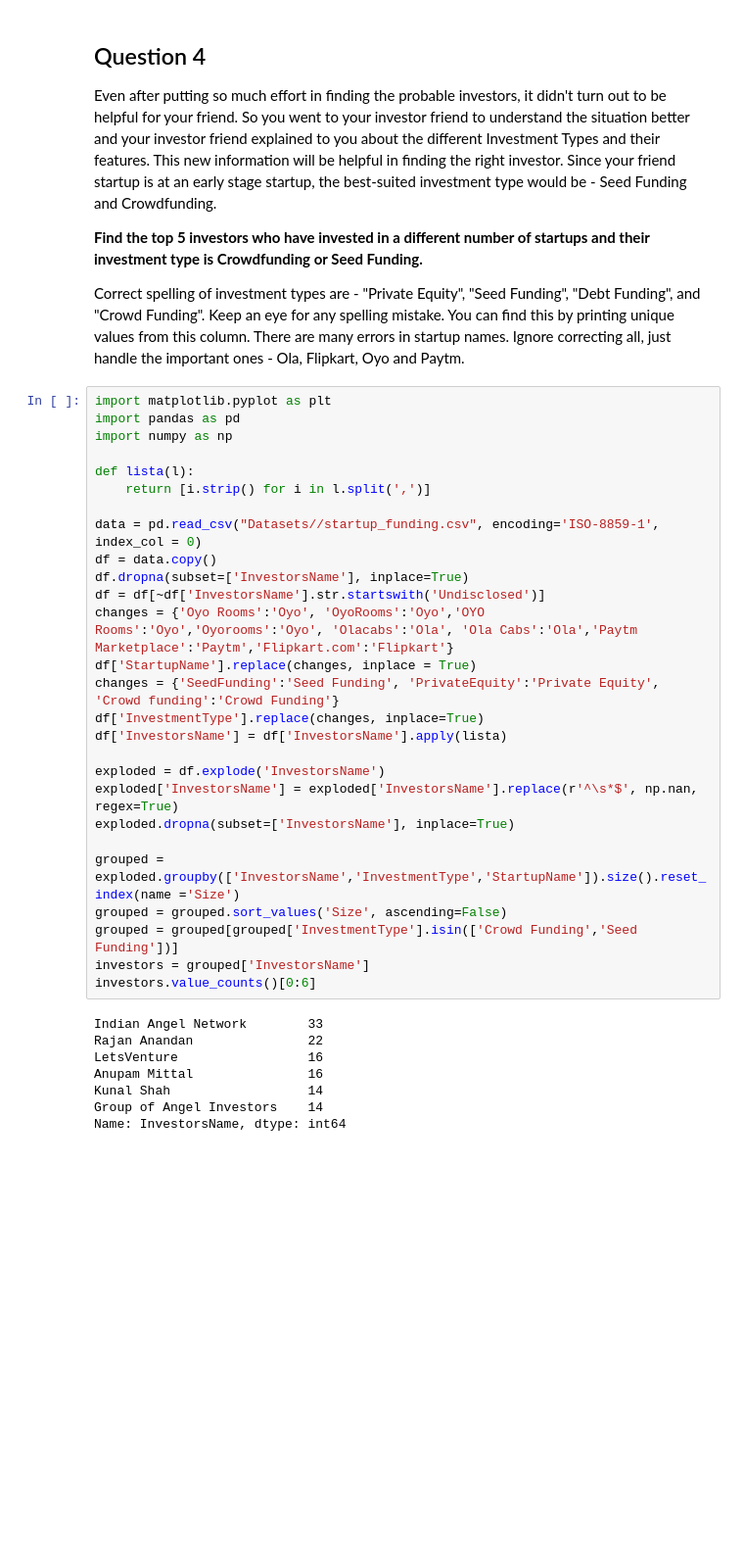
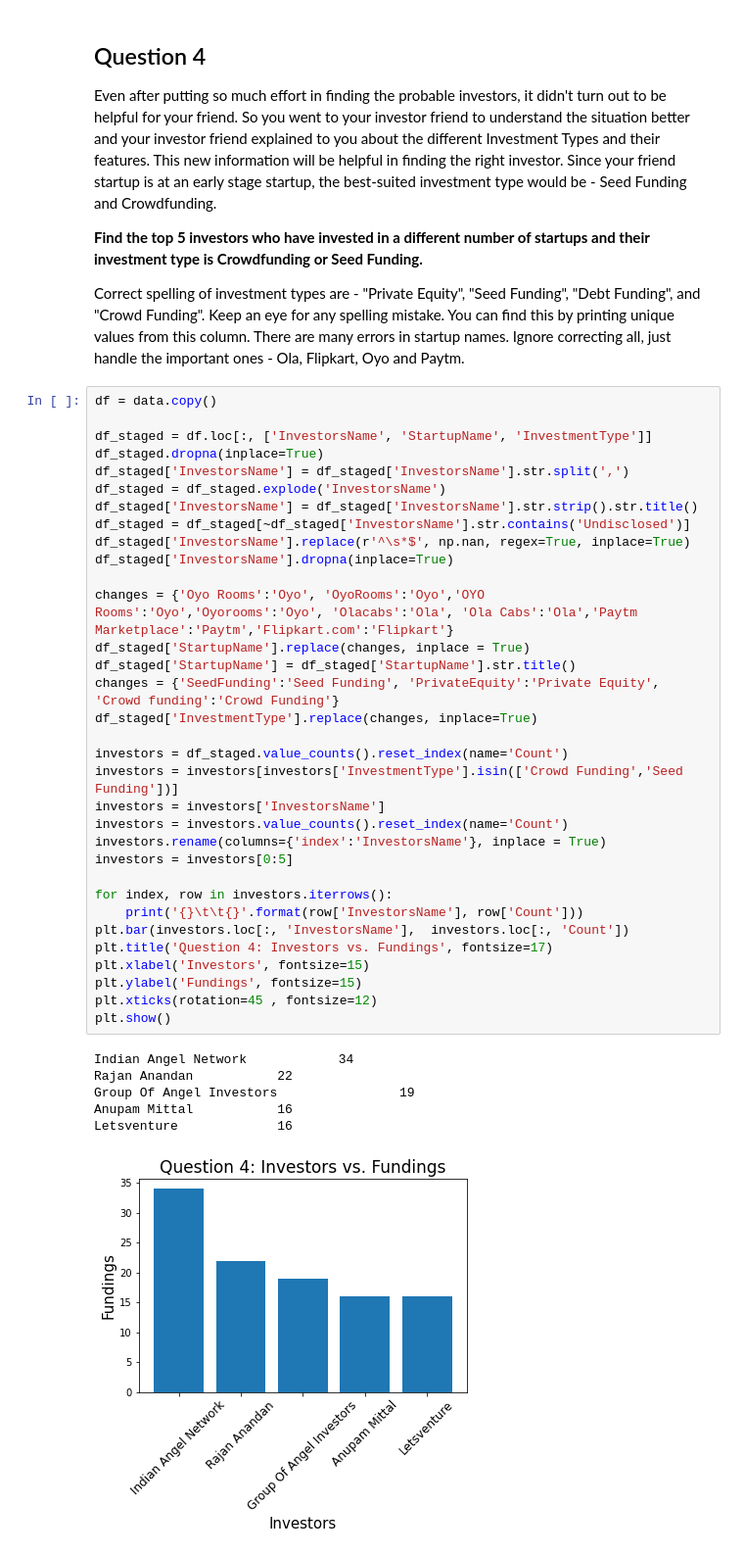
Before and after one commit to Xicoat/DataScienceCourse, a Jupyter notebook: Project_1_CaseStudy/CaseStudyPt2.ipynb, the cells around one changed output. Shown: that part at 98% size. Drawn from its saved outputs; the diff is of its cells as text; blank space fills up the shorter version.

```diff
--- a/Project_1_CaseStudy/CaseStudyPt2.ipynb
+++ b/Project_1_CaseStudy/CaseStudyPt2.ipynb
@@ -116,41 +135,46 @@ Even after putting so much effort in finding the probable investors, it didn't t
 **Find the top 5 investors who have invested in a different number of startups and their investment type is Crowdfunding or Seed Funding.**
 
 Correct spelling of investment types are - "Private Equity", "Seed Funding", "Debt Funding", and "Crowd Funding". Keep an eye for any spelling mistake. You can find this by printing unique values from this column. There are many errors in startup names. Ignore correcting all, just handle the important ones - Ola, Flipkart, Oyo and Paytm.
-# %%
-import matplotlib.pyplot as plt
-import pandas as pd
-import numpy as np
-
-def lista(l):
-    return [i.strip() for i in l.split(',')]
-
-data = pd.read_csv("Datasets//startup_funding.csv", encoding='ISO-8859-1', index_col = 0)
-df = data.copy()
-df.dropna(subset=['InvestorsName'], inplace=True)
-df = df[~df['InvestorsName'].str.startswith('Undisclosed')]
-changes = {'Oyo Rooms':'Oyo', 'OyoRooms':'Oyo','OYO Rooms':'Oyo','Oyorooms':'Oyo', 'Olacabs':'Ola', 'Ola Cabs':'Ola','Paytm Marketplace':'Paytm','Flipkart.com':'Flipkart'}
-df['StartupName'].replace(changes, inplace = True)
-changes = {'SeedFunding':'Seed Funding', 'PrivateEquity':'Private Equity', 'Crowd funding':'Crowd Funding'}
-df['InvestmentType'].replace(changes, inplace=True)
-df['InvestorsName'] = df['InvestorsName'].apply(lista)
-
-exploded = df.explode('InvestorsName')
-exploded['InvestorsName'] = exploded['InvestorsName'].replace(r'^\s*$', np.nan, regex=True)
-exploded.dropna(subset=['InvestorsName'], inplace=True)
-
-grouped = exploded.groupby(['InvestorsName','InvestmentType','StartupName']).size().reset_index(name ='Size')
-grouped = grouped.sort_values('Size', ascending=False)
-grouped = grouped[grouped['InvestmentType'].isin(['Crowd Funding','Seed Funding'])]
-investors = grouped['InvestorsName']
-investors.value_counts()[0:6]
-# %% [output]
-Indian Angel Network        33
-Rajan Anandan               22
-LetsVenture                 16
-Anupam Mittal               16
-Kunal Shah                  14
-Group of Angel Investors    14
-Name: InvestorsName, dtype: int64
+# %%
+df = data.copy()
+
+df_staged = df.loc[:, ['InvestorsName', 'StartupName', 'InvestmentType']]
+df_staged.dropna(inplace=True)
+df_staged['InvestorsName'] = df_staged['InvestorsName'].str.split(',')
+df_staged = df_staged.explode('InvestorsName')
+df_staged['InvestorsName'] = df_staged['InvestorsName'].str.strip().str.title()
+df_staged = df_staged[~df_staged['InvestorsName'].str.contains('Undisclosed')]
+df_staged['InvestorsName'].replace(r'^\s*$', np.nan, regex=True, inplace=True)
+df_staged['InvestorsName'].dropna(inplace=True)
+
+changes = {'Oyo Rooms':'Oyo', 'OyoRooms':'Oyo','OYO Rooms':'Oyo','Oyorooms':'Oyo', 'Olacabs':'Ola', 'Ola Cabs':'Ola','Paytm Marketplace':'Paytm','Flipkart.com':'Flipkart'}
+df_staged['StartupName'].replace(changes, inplace = True)
+df_staged['StartupName'] = df_staged['StartupName'].str.title()
+changes = {'SeedFunding':'Seed Funding', 'PrivateEquity':'Private Equity', 'Crowd funding':'Crowd Funding'}
+df_staged['InvestmentType'].replace(changes, inplace=True)
+
+investors = df_staged.value_counts().reset_index(name='Count')
+investors = investors[investors['InvestmentType'].isin(['Crowd Funding','Seed Funding'])]
+investors = investors['InvestorsName']
+investors = investors.value_counts().reset_index(name='Count')
+investors.rename(columns={'index':'InvestorsName'}, inplace = True)
+investors = investors[0:5]
+
+for index, row in investors.iterrows():
+    print('{}\t\t{}'.format(row['InvestorsName'], row['Count']))
+plt.bar(investors.loc[:, 'InvestorsName'],  investors.loc[:, 'Count'])
+plt.title('Question 4: Investors vs. Fundings', fontsize=17)
+plt.xlabel('Investors', fontsize=15)
+plt.ylabel('Fundings', fontsize=15)
+plt.xticks(rotation=45 , fontsize=12)
+plt.show()
+# %% [output]
+Indian Angel Network            34
+Rajan Anandan           22
+Group Of Angel Investors                19
+Anupam Mittal           16
+Letsventure             16
+[figure, added]
 # %% [markdown]
 ## Question 5
 
```
Also changed, not shown: parts of 8 cells of this notebook, 4 other files.
